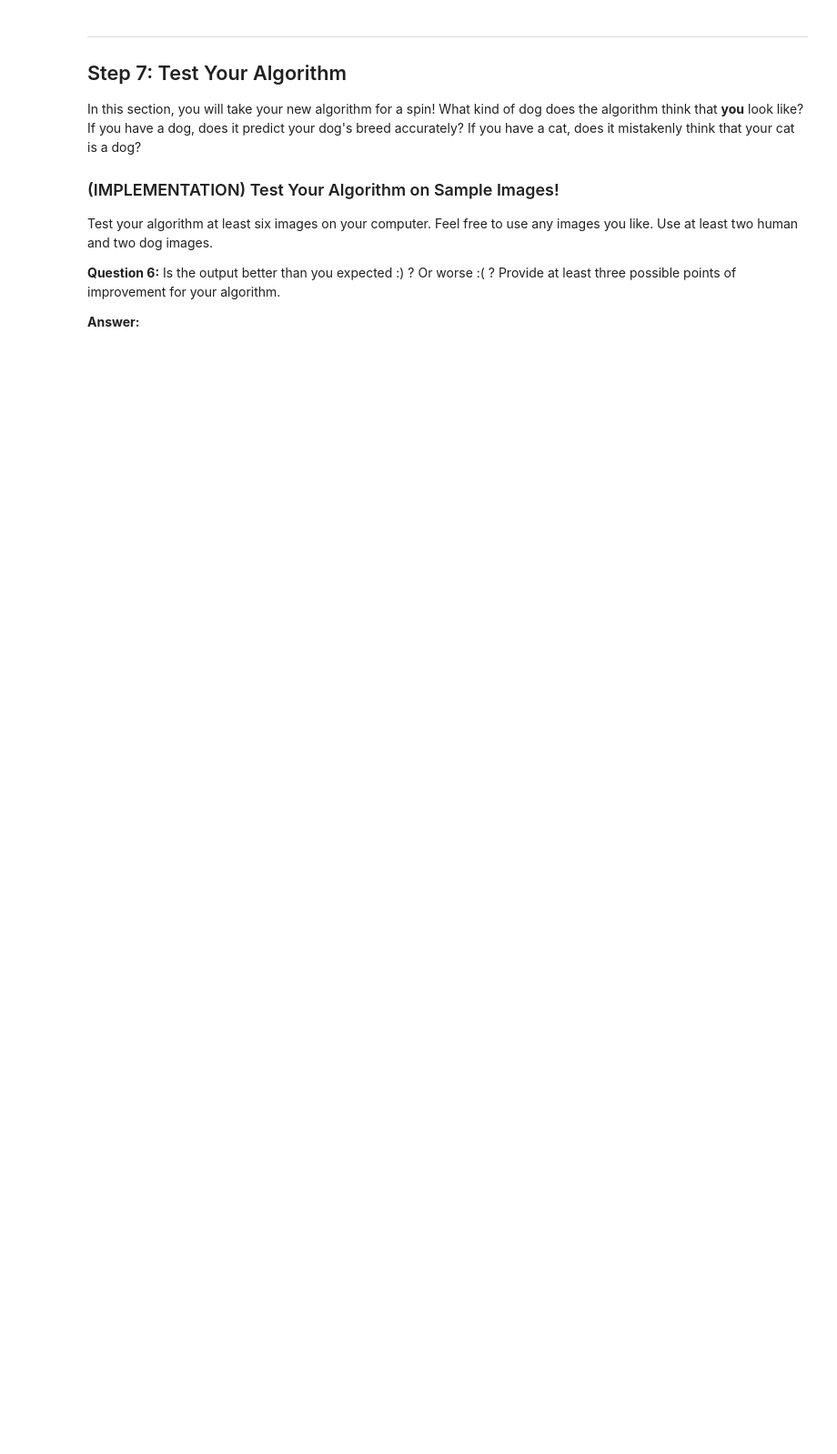
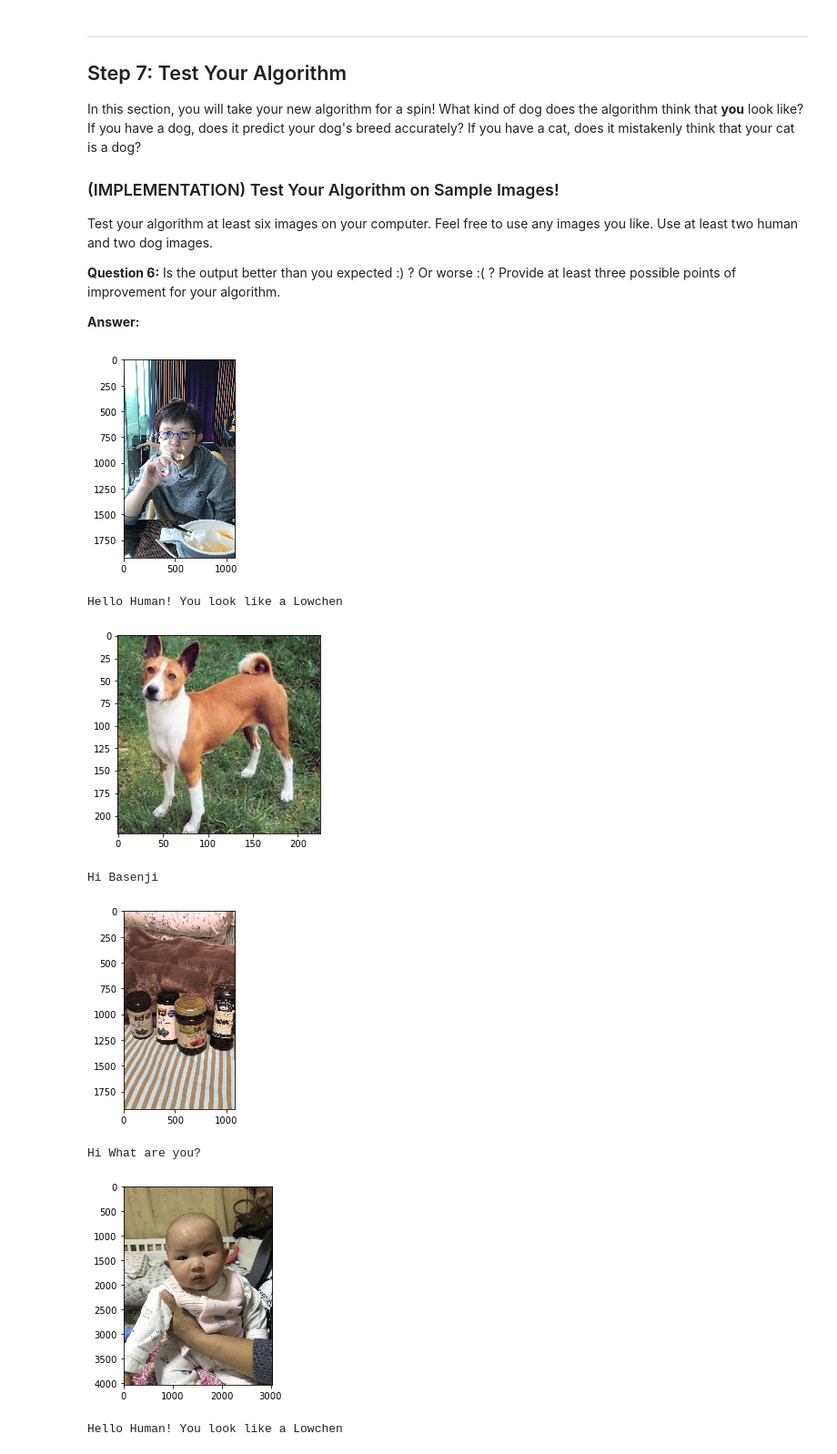
Before and after one commit to geesimon/dog-project, a Jupyter notebook: dog_app.ipynb, the cells around one changed output. Shown at 91% size. Drawn from its saved outputs; the diff is of its cells as text; code cells hidden in the pictures; blank space fills up the shorter version.

```diff
--- a/dog_app.ipynb
+++ b/dog_app.ipynb
@@ -760,16 +815,18 @@ Some sample output for our algorithm is provided below, but feel free to design
 ### Feel free to use as many code cells as needed.
 
 def human_dog_detector(img_path):
-    breed = FALSE
+    human = False
+    breed = False
 
     if (face_detector(img_path)):
+        human = True
         breed = predict_dog_breed(img_path)
     elif (dog_detector(img_path)):
         breed = predict_dog_breed(img_path)
     else:
-        breed = FALSE
+        breed
 
-    return breed
+    return (human, breed)
 # %% [markdown]
 ---
 <a id='step7'></a>
@@ -787,11 +844,33 @@ __Answer:__
 # %%
 ## TODO: Execute your algorithm from Step 6 on
 ## at least 6 images on your computer.
 ## Feel free to use as many code cells as needed.
 
-test_images = ["", "", "", "", "", ""]
+test_images = ["./testImages/ningning.jpg", "./testImages/Basenji_00974.jpg",
+              "./testImages/bottles.jpg", "./testImages/guoguo.jpg",
+              "./testImages/simon.jpg", "./testImages/baby.jpg",
+              "./testImages/cat.jpg"]
 
 for test_image in test_images:
-    breed = human_dog_detector(test_image)
-    if (breed):
-        print("Hi %s"% breed)
+    # display the image, along with bounding box
+    img = cv2.imread(test_image)
+    cv_rgb = cv2.cvtColor(img, cv2.COLOR_BGR2RGB)
+    plt.imshow(cv_rgb)
+    plt.show()
+
+    (human, breed) = human_dog_detector(test_image)
+    if (human):
+        print("Hello Human! You look like a %s"%(breed))
+    elif (breed):
+        print("Hi %s"%(breed))
+    else:
+        print("Hi What are you?")
+# %% [output]
+[figure, added]
+Hello Human! You look like a Lowchen
+[figure, added]
+Hi Basenji
+[figure, added]
+Hi What are you?
+[figure, added]
+Hello Human! You look like a Lowchen
```
Also changed, not shown: parts of 15 cells of this notebook, 8 other files.
